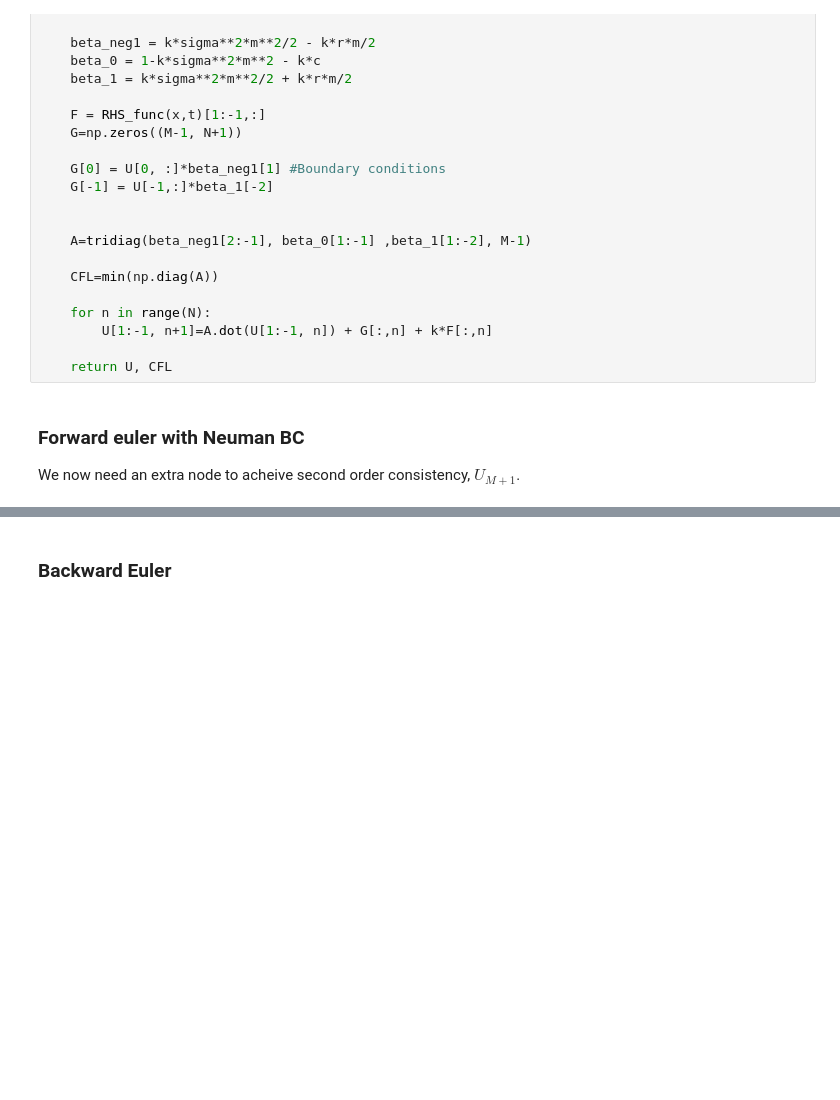
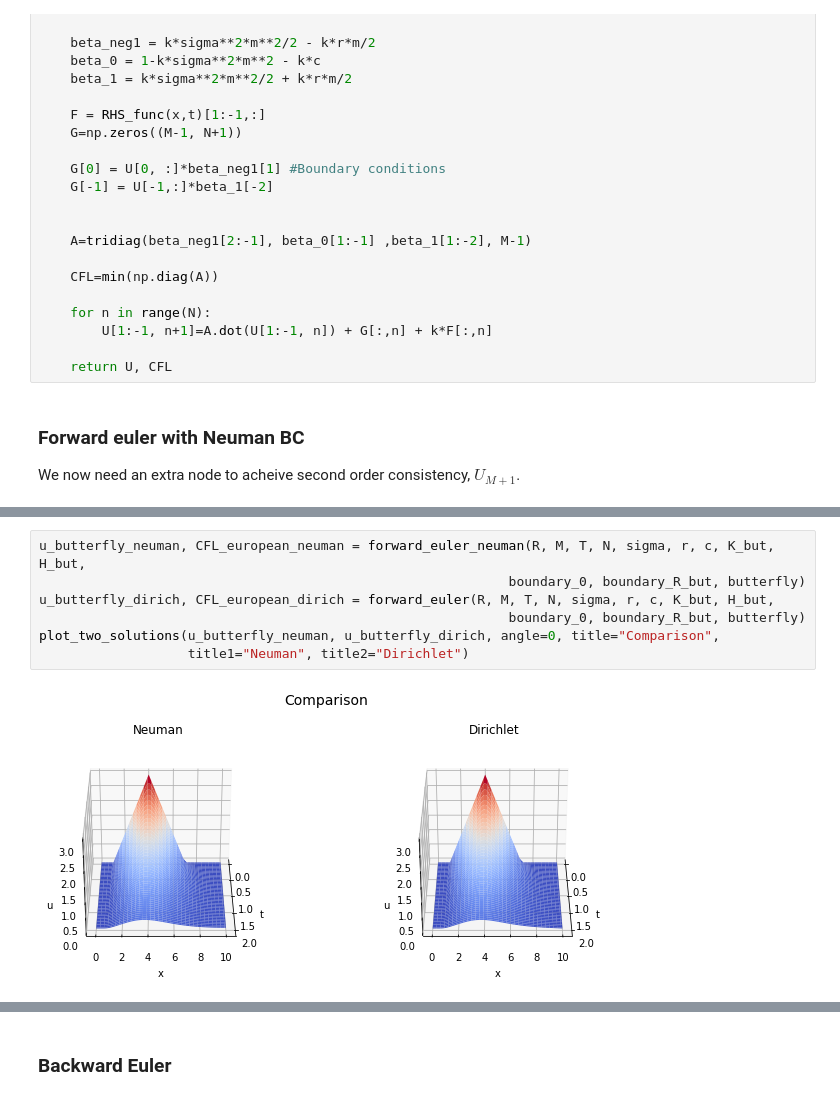
Before and after one commit to ulrikunneberg/NumDiff_prosjekt, a Jupyter notebook: Test.ipynb, the cells around one changed output, grey strips where cells are left out. Drawn from its saved outputs; the diff is of its cells as text; blank space fills up the shorter version.

```diff
--- a/Test.ipynb
+++ b/Test.ipynb
@@ -221,0 +266,9 @@ def forward_euler_neuman(R, M, T, N, sigma, r, c, K, H, BC0, BCR, initial_func,
+# %%
+u_butterfly_neuman, CFL_european_neuman = forward_euler_neuman(R, M, T, N, sigma, r, c, K_but, H_but,
+                                                            boundary_0, boundary_R_but, butterfly)
+u_butterfly_dirich, CFL_european_dirich = forward_euler(R, M, T, N, sigma, r, c, K_but, H_but,
+                                                            boundary_0, boundary_R_but, butterfly)
+plot_two_solutions(u_butterfly_neuman, u_butterfly_dirich, angle=0, title="Comparison",
+                   title1="Neuman", title2="Dirichlet")
+# %% [output]
+[figure, added]
```
Also changed, not shown: parts of 27 cells of this notebook.
